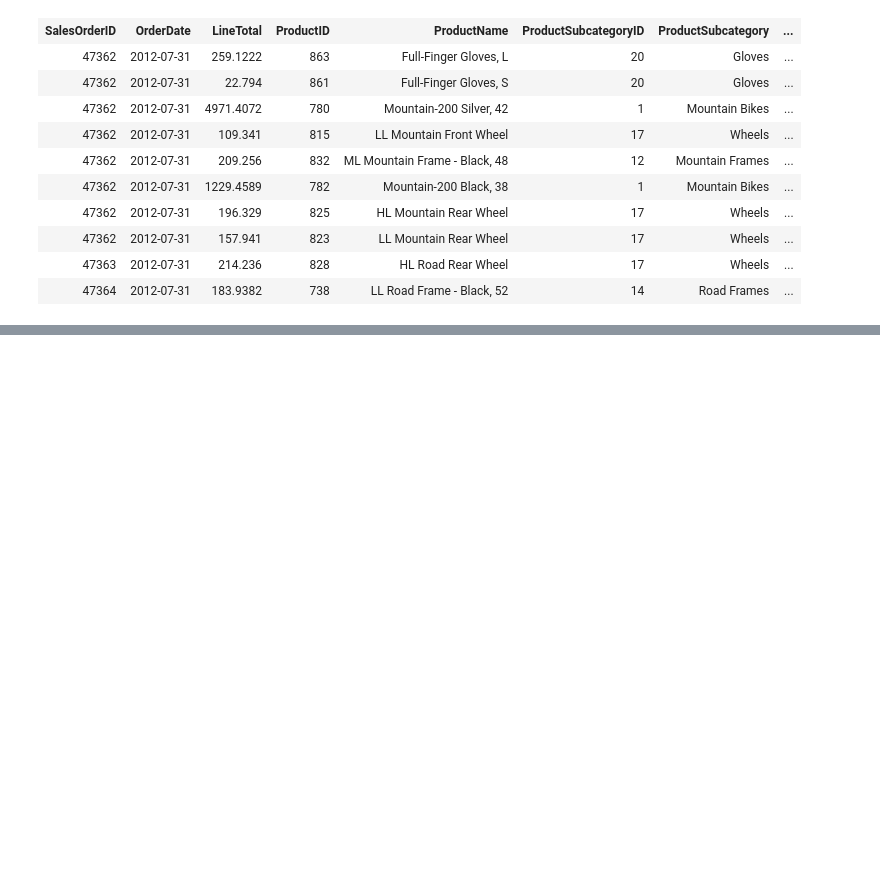
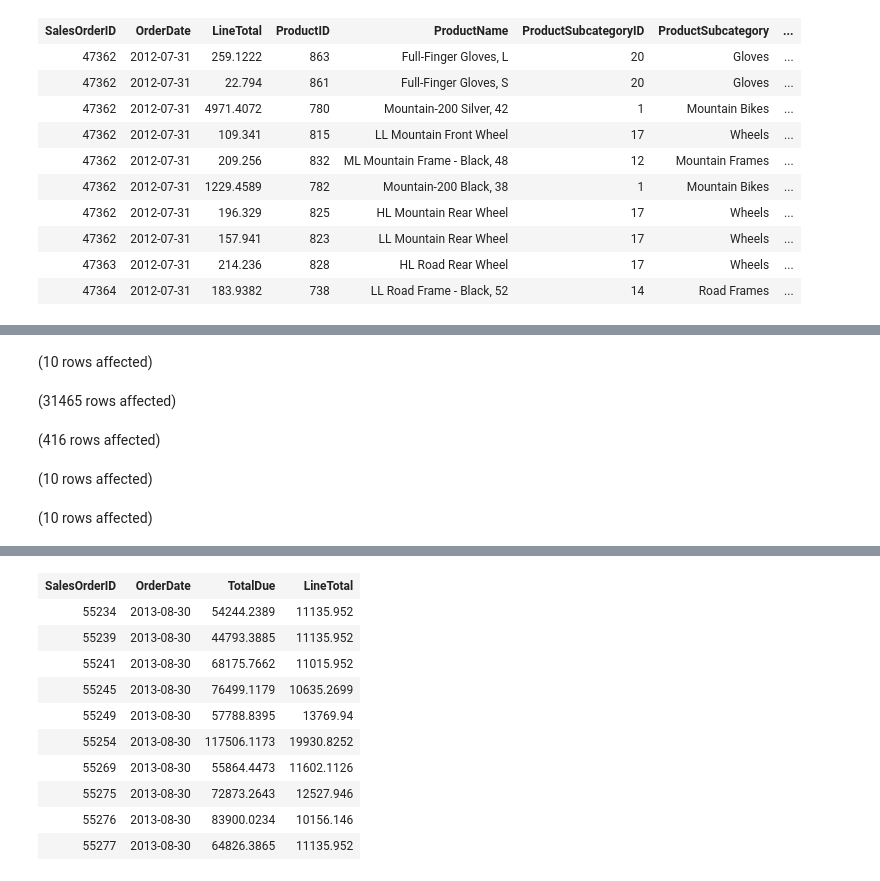
Before and after one commit to nareyes/education, a Jupyter notebook: advanced_sql_server/optimization.ipynb, the cells around one changed output, grey strips where cells are left out. Drawn from its saved outputs; the diff is of its cells as text; code cells hidden in the pictures; blank space fills up the shorter version.

```diff
--- a/advanced_sql_server/optimization.ipynb
+++ b/advanced_sql_server/optimization.ipynb
@@ -146,0 +156,67 @@ Total execution time: 00:00:01.496
+# %%
+USE AW2019;
+
+--Select All Orders w/ At Least One Item Over 10K, Using EXISTS
+SELECT TOP 10
+    H.SalesOrderID,
+    H.OrderDate,
+    H.TotalDue
+FROM Sales.SalesOrderHeader H
+WHERE EXISTS (
+	SELECT H.SalesOrderID
+	FROM Sales.SalesOrderDetail D
+	WHERE H.SalesOrderID = D.SalesOrderID
+		AND D.LineTotal > 10000
+)
+ORDER BY H.SalesOrderID
+
+
+-- Create a Table w/ Sales Data, Including a Field for Line Total
+DROP TABLE IF EXISTS #Sales
+CREATE TABLE #Sales (
+    SalesOrderID    INT,
+    OrderDate       DATE,
+    TotalDue        MONEY,
+    LineTotal       MONEY
+)
+
+
+--Insert Sales Data into Temp Table
+    INSERT INTO #Sales (
+        SalesOrderID,
+        OrderDate,
+        TotalDue
+    )
+
+    SELECT
+        SalesOrderID,
+        OrderDate,
+        TotalDue
+    FROM Sales.SalesOrderHeader
+
+
+--Update Temp Table w/ > 10K Line Totals
+UPDATE #Sales
+SET LineTotal = D.LineTotal
+FROM #Sales A
+	JOIN Sales.SalesOrderDetail D
+		ON A.SalesOrderID = D.SalesOrderID
+WHERE D.LineTotal > 10000
+
+
+--Recreate EXISTS, Returning Records With Existing Line Total
+SELECT TOP 10 *
+FROM #Sales
+WHERE LineTotal IS NOT NULL
+
+
+--Recreate NOT EXISTS, Returning Records Without Existing Line Total
+SELECT TOP 10 *
+FROM #Sales
+WHERE LineTotal IS NULL
+# %% [output]
+(10 rows affected)
+(31465 rows affected)
+(416 rows affected)
+(10 rows affected)
+(10 rows affected)
@@ -146,0 +235,11 @@ Total execution time: 00:00:01.496
+| SalesOrderID | OrderDate | TotalDue | LineTotal |
+| 55234 | 2013-08-30 | 54244.2389 | 11135.952 |
+| 55239 | 2013-08-30 | 44793.3885 | 11135.952 |
+| 55241 | 2013-08-30 | 68175.7662 | 11015.952 |
+| 55245 | 2013-08-30 | 76499.1179 | 10635.2699 |
+| 55249 | 2013-08-30 | 57788.8395 | 13769.94 |
+| 55254 | 2013-08-30 | 117506.1173 | 19930.8252 |
+| 55269 | 2013-08-30 | 55864.4473 | 11602.1126 |
+| 55275 | 2013-08-30 | 72873.2643 | 12527.946 |
+| 55276 | 2013-08-30 | 83900.0234 | 10156.146 |
+| 55277 | 2013-08-30 | 64826.3865 | 11135.952 |
```
Also changed, not shown: parts of 3 cells of this notebook.
